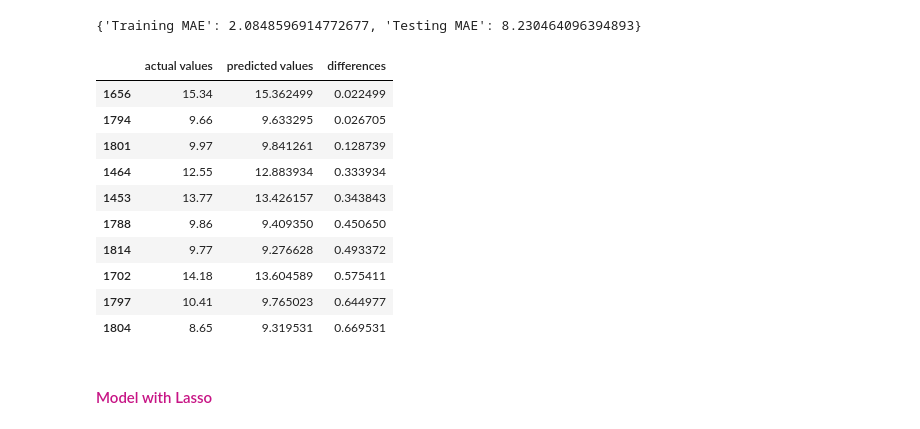
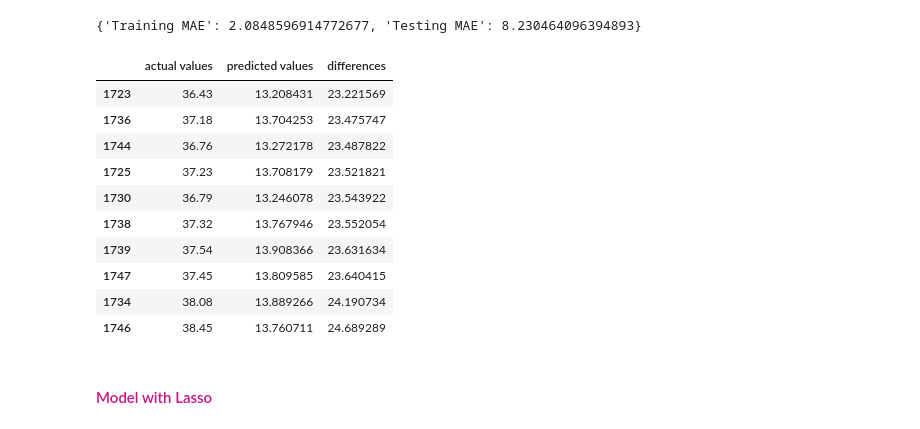
Before and after one commit to rawan-a-d/Air-Quality-Prediction, a Jupyter notebook: scikit_learn_modelling.ipynb, the cells around one changed output. Cells and saved outputs as stored; diff of their text form; code cells hidden in the pictures.

```diff
--- a/scikit_learn_modelling.ipynb
+++ b/scikit_learn_modelling.ipynb
@@ -184,19 +184,19 @@ show_scores(model)
 # %%
 # create dataframe containing actual values, predictions and the differences between them
 df = get_scores_dataframe(model)
-df.sort_values(by="differences").head(10)
+df.sort_values(by="differences").tail(10)
 # %% [output]
 |  | actual values | predicted values | differences |
-| 1656 | 15.34 | 15.362499 | 0.022499 |
-| 1794 | 9.66 | 9.633295 | 0.026705 |
-| 1801 | 9.97 | 9.841261 | 0.128739 |
-| 1464 | 12.55 | 12.883934 | 0.333934 |
-| 1453 | 13.77 | 13.426157 | 0.343843 |
-| 1788 | 9.86 | 9.409350 | 0.450650 |
-| 1814 | 9.77 | 9.276628 | 0.493372 |
-| 1702 | 14.18 | 13.604589 | 0.575411 |
-| 1797 | 10.41 | 9.765023 | 0.644977 |
-| 1804 | 8.65 | 9.319531 | 0.669531 |
+| 1723 | 36.43 | 13.208431 | 23.221569 |
+| 1736 | 37.18 | 13.704253 | 23.475747 |
+| 1744 | 36.76 | 13.272178 | 23.487822 |
+| 1725 | 37.23 | 13.708179 | 23.521821 |
+| 1730 | 36.79 | 13.246078 | 23.543922 |
+| 1738 | 37.32 | 13.767946 | 23.552054 |
+| 1739 | 37.54 | 13.908366 | 23.631634 |
+| 1747 | 37.45 | 13.809585 | 23.640415 |
+| 1734 | 38.08 | 13.889266 | 24.190734 |
+| 1746 | 38.45 | 13.760711 | 24.689289 |
 # %% [markdown]
 <h4><font color=mediumvioletred>Model with Lasso </font></h4>
 # %%
```
Also changed, not shown: parts of 9 cells of this notebook, 1 other file.
